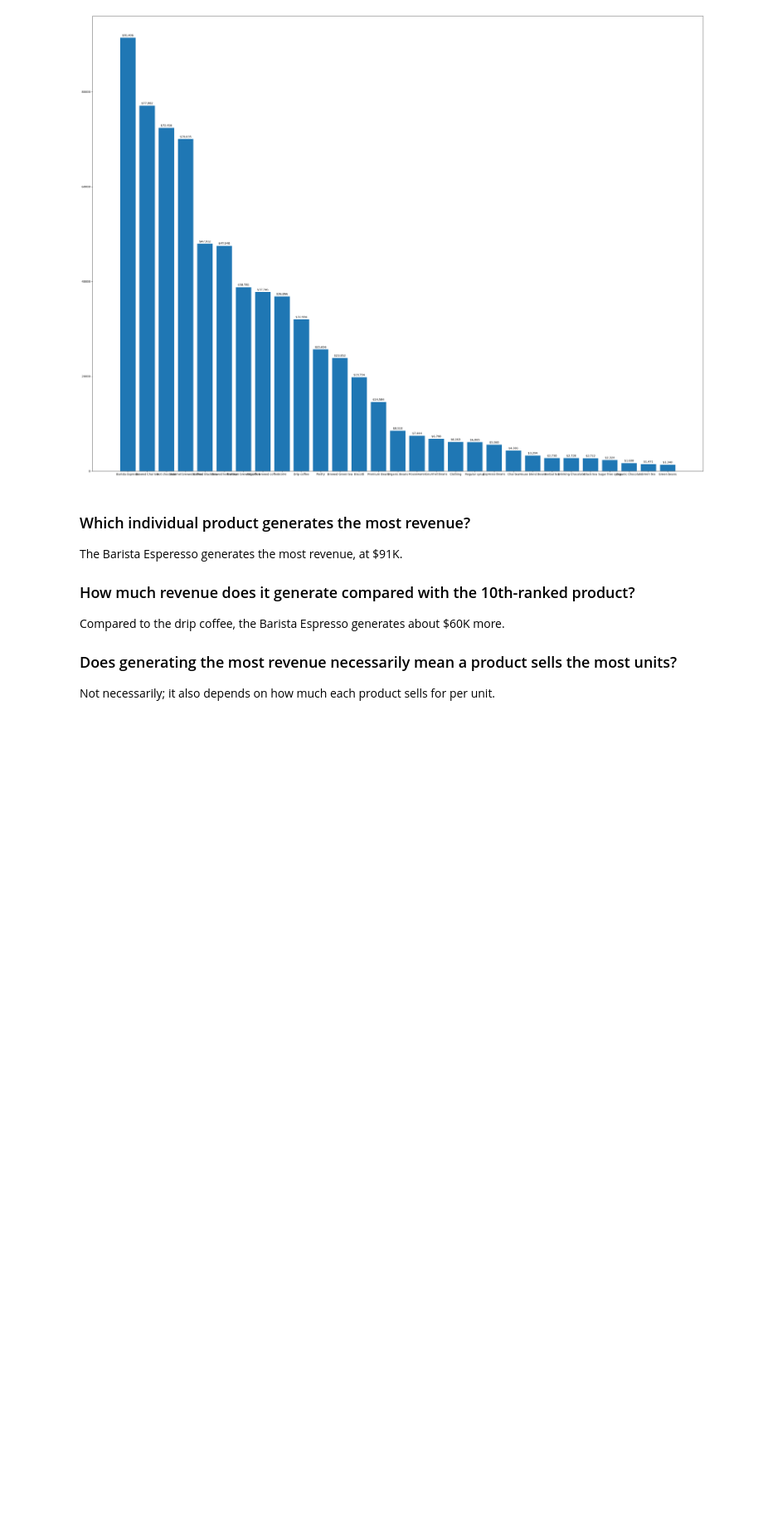
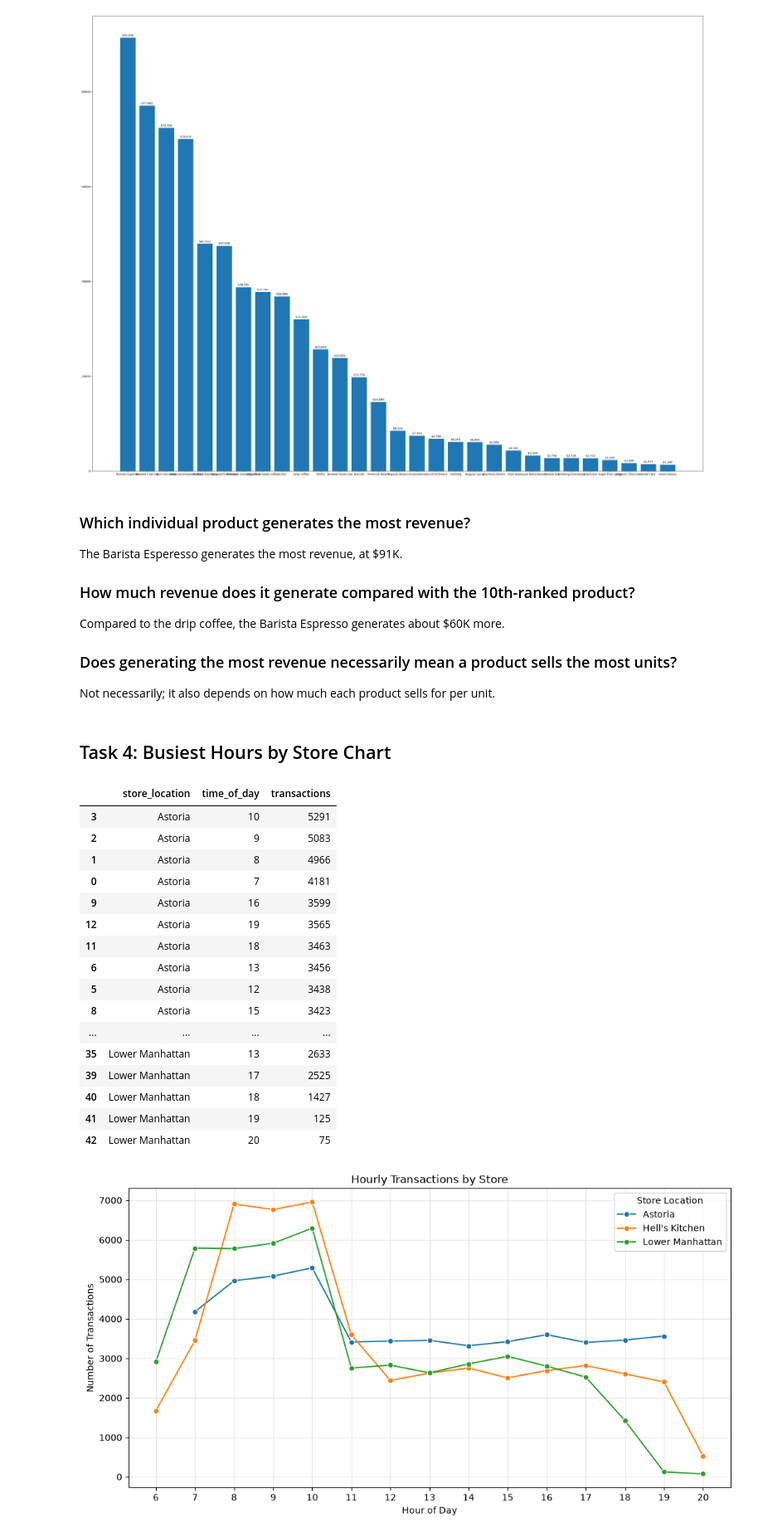
Before and after one commit to ebaprk/Coffee-Shop-Analysis, a Jupyter notebook: notebook/03_visualization.ipynb, the cells around one changed output. Shown at 83% size. Drawn from its saved outputs; the diff is of its cells as text; code cells hidden in the pictures; blank space fills up the shorter version.

Commit message:
Chart 4

```diff
--- a/notebook/03_visualization.ipynb
+++ b/notebook/03_visualization.ipynb
@@ -13,6 +13,7 @@ import seaborn as sns
 df = pd.read_excel("../data/Coffee Shop Sales.xlsx")
 df["line_revenue"] = df["transaction_qty"] * df["unit_price"]
 df["month"] = pd.to_datetime(df["transaction_date"]).dt.to_period('M')
+df["time_of_day"] = df["transaction_time"].apply(lambda t: t.hour)
 # %%
 # Task 1: Monthly Revenue Trend Chart
 
@@ -145,3 +146,54 @@ Compared to the drip coffee, the Barista Espresso generates about $60K more.
 
 ### Does generating the most revenue necessarily mean a product sells the most units?
 Not necessarily; it also depends on how much each product sells for per unit.
+# %% [markdown]
+## Task 4: Busiest Hours by Store Chart
+# %%
+store_hour = (
+    df.groupby(["store_location", "time_of_day"])["transaction_id"]
+    .nunique()
+    .reset_index(name="transactions")
+    .sort_values(
+        by=["store_location", "transactions"],
+        ascending=[True, False]
+    )
+)
+
+display(store_hour)
+
+plt.figure(figsize=(12, 6))
+
+sns.lineplot(
+    data=store_hour,
+    x="time_of_day",
+    y="transactions",
+    hue="store_location",
+    marker="o"
+)
+
+plt.title("Hourly Transactions by Store")
+plt.xlabel("Hour of Day")
+plt.ylabel("Number of Transactions")
+
+plt.xticks(sorted(store_hour["time_of_day"].unique()))
+plt.legend(title="Store Location")
+plt.grid(alpha=0.3)
+# %% [output]
+|  | store_location | time_of_day | transactions |
+| 3 | Astoria | 10 | 5291 |
+| 2 | Astoria | 9 | 5083 |
+| 1 | Astoria | 8 | 4966 |
+| 0 | Astoria | 7 | 4181 |
+| 9 | Astoria | 16 | 3599 |
+| 12 | Astoria | 19 | 3565 |
+| 11 | Astoria | 18 | 3463 |
+| 6 | Astoria | 13 | 3456 |
+| 5 | Astoria | 12 | 3438 |
+| 8 | Astoria | 15 | 3423 |
+| ... | ... | ... | ... |
+| 35 | Lower Manhattan | 13 | 2633 |
+| 39 | Lower Manhattan | 17 | 2525 |
+| 40 | Lower Manhattan | 18 | 1427 |
+| 41 | Lower Manhattan | 19 | 125 |
+| 42 | Lower Manhattan | 20 | 75 |
+[figure, added]
```
Also changed, not shown: parts of 5 cells of this notebook.
